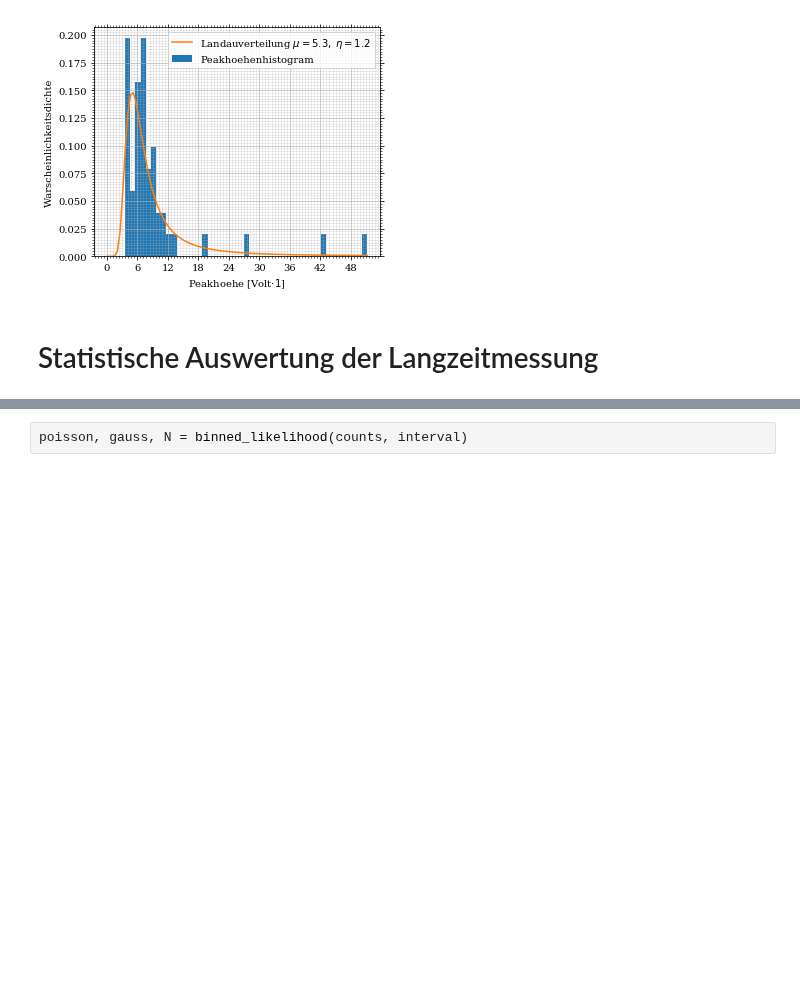
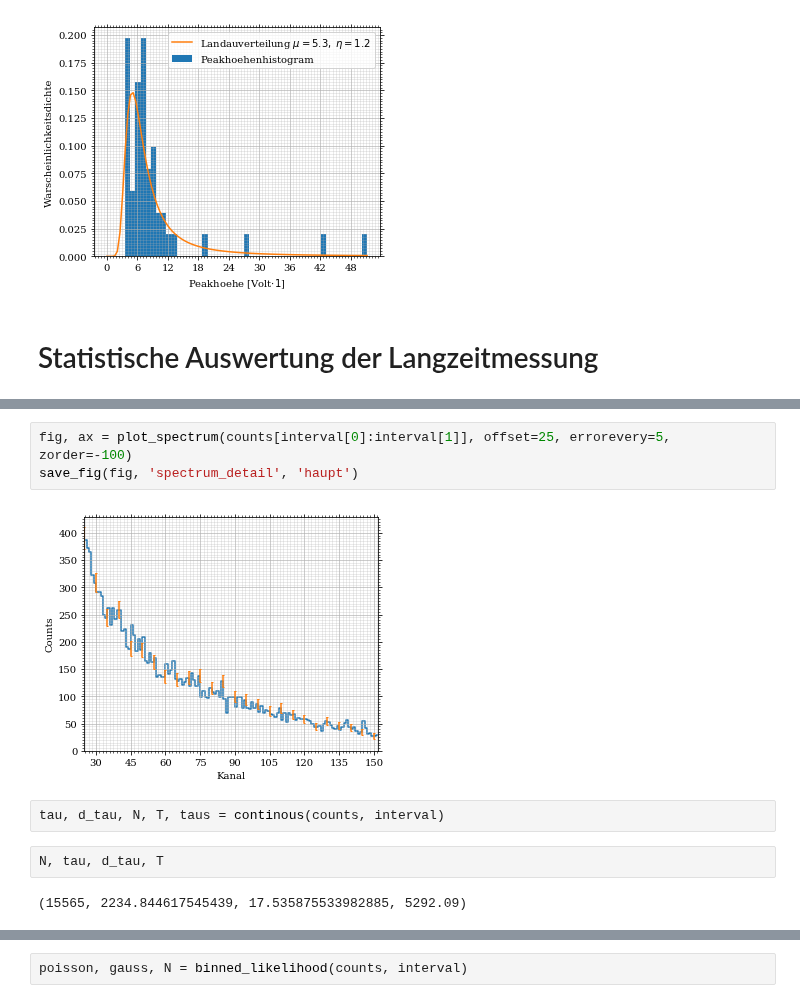
Before and after one commit to vale981/fpraktikum, a Jupyter notebook: LM/auswertung/Untitled.ipynb, the cells around one changed output, grey strips where cells are left out. Drawn from its saved outputs; the diff is of its cells as text; blank space fills up the shorter version.

```diff
--- a/LM/auswertung/Untitled.ipynb
+++ b/LM/auswertung/Untitled.ipynb
@@ -111,0 +99,11 @@ continous(counts, interval)
+# %%
+fig, ax = plot_spectrum(counts[interval[0]:interval[1]], offset=25, errorevery=5, zorder=-100)
+save_fig(fig, 'spectrum_detail', 'haupt')
+# %% [output]
+[figure, added]
+# %%
+tau, d_tau, N, T, taus = continous(counts, interval)
+# %%
+N, tau, d_tau, T
+# %% [output]
+(15565, 2234.844617545439, 17.535875533982885, 5292.09)
```
Also changed, not shown: parts of 4 cells of this notebook, 8 other files.
